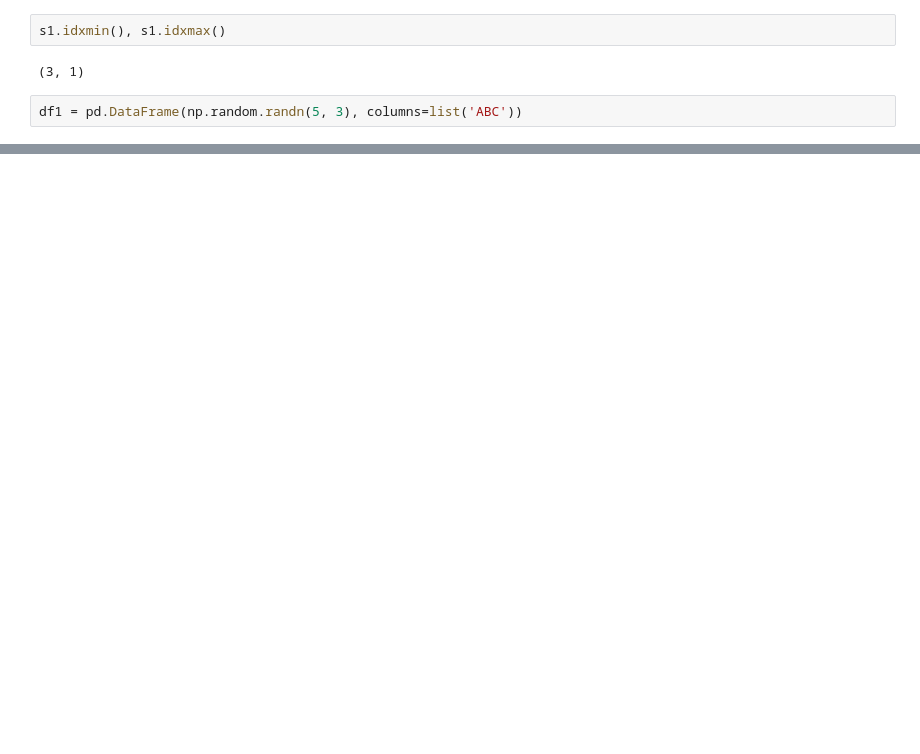
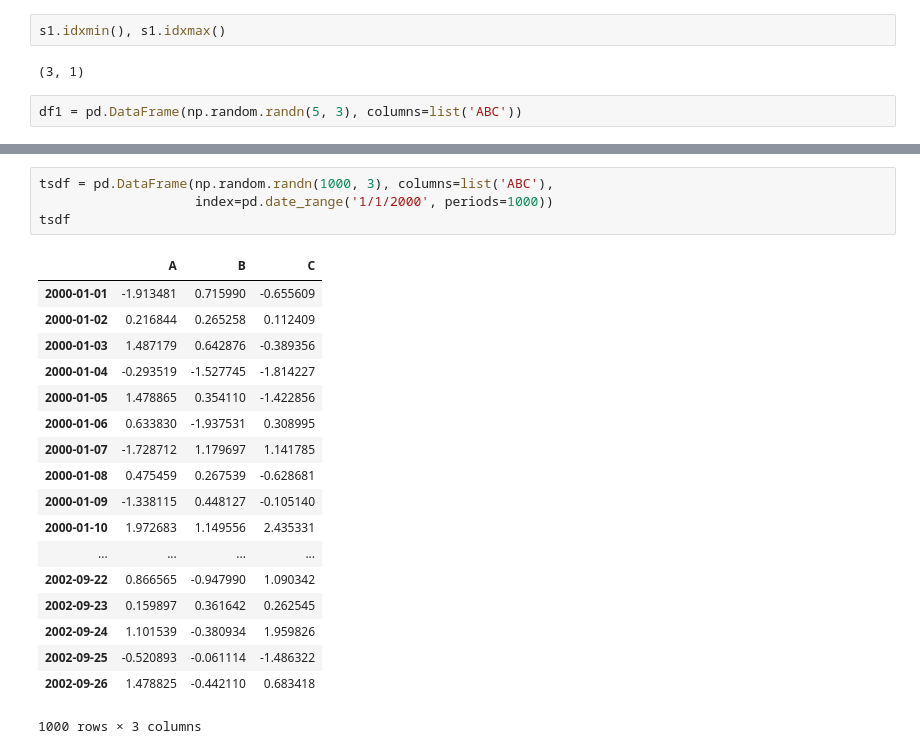
Before and after one commit to pinglei/pandas_learning, a Jupyter notebook: pandas_basic_functionality.ipynb, the cells around one changed output, grey strips where cells are left out. Drawn from its saved outputs; the diff is of its cells as text; blank space fills up the shorter version.

```diff
--- a/pandas_basic_functionality.ipynb
+++ b/pandas_basic_functionality.ipynb
@@ -391,0 +469,23 @@ dtype: object
+# %%
+tsdf = pd.DataFrame(np.random.randn(1000, 3), columns=list('ABC'),
+                    index=pd.date_range('1/1/2000', periods=1000))
+tsdf
+# %% [output]
+|  | A | B | C |
+| 2000-01-01 | -1.913481 | 0.715990 | -0.655609 |
+| 2000-01-02 | 0.216844 | 0.265258 | 0.112409 |
+| 2000-01-03 | 1.487179 | 0.642876 | -0.389356 |
+| 2000-01-04 | -0.293519 | -1.527745 | -1.814227 |
+| 2000-01-05 | 1.478865 | 0.354110 | -1.422856 |
+| 2000-01-06 | 0.633830 | -1.937531 | 0.308995 |
+| 2000-01-07 | -1.728712 | 1.179697 | 1.141785 |
+| 2000-01-08 | 0.475459 | 0.267539 | -0.628681 |
+| 2000-01-09 | -1.338115 | 0.448127 | -0.105140 |
+| 2000-01-10 | 1.972683 | 1.149556 | 2.435331 |
+| ... | ... | ... | ... |
+| 2002-09-22 | 0.866565 | -0.947990 | 1.090342 |
+| 2002-09-23 | 0.159897 | 0.361642 | 0.262545 |
+| 2002-09-24 | 1.101539 | -0.380934 | 1.959826 |
+| 2002-09-25 | -0.520893 | -0.061114 | -1.486322 |
+| 2002-09-26 | 1.478825 | -0.442110 | 0.683418 |
+1000 rows × 3 columns
```
Also changed, not shown: parts of 50 cells of this notebook.
